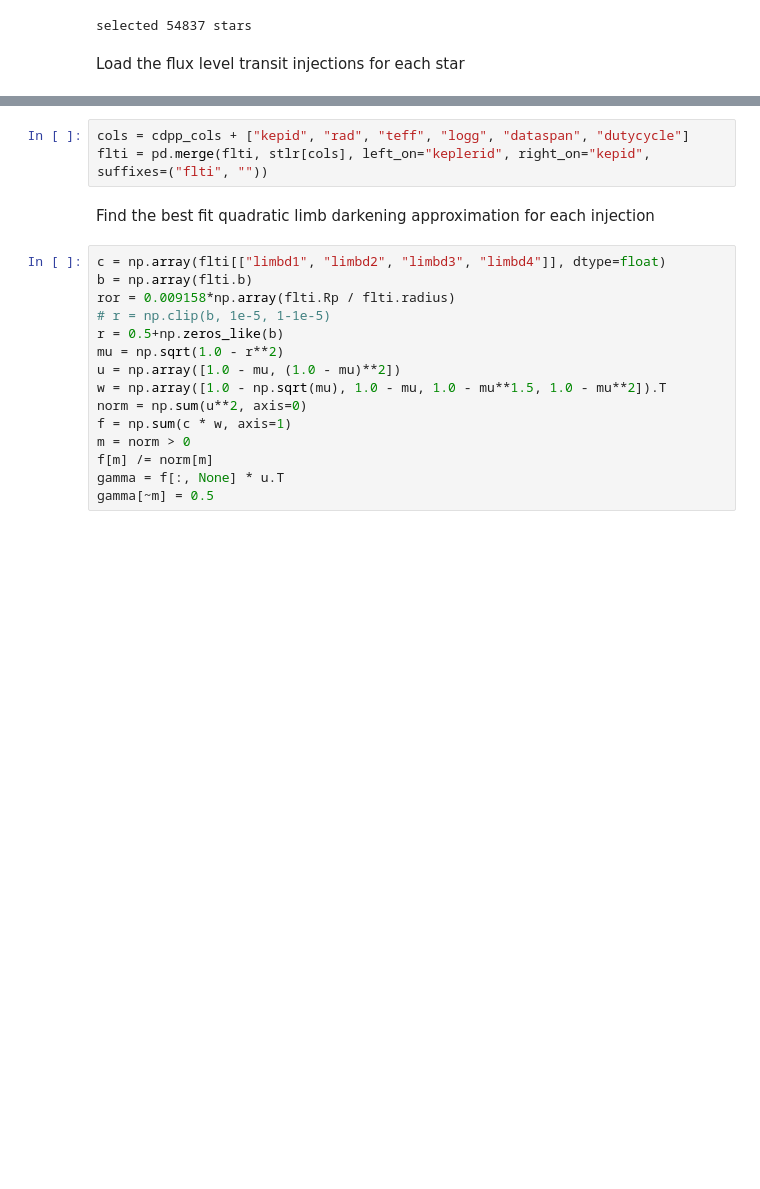
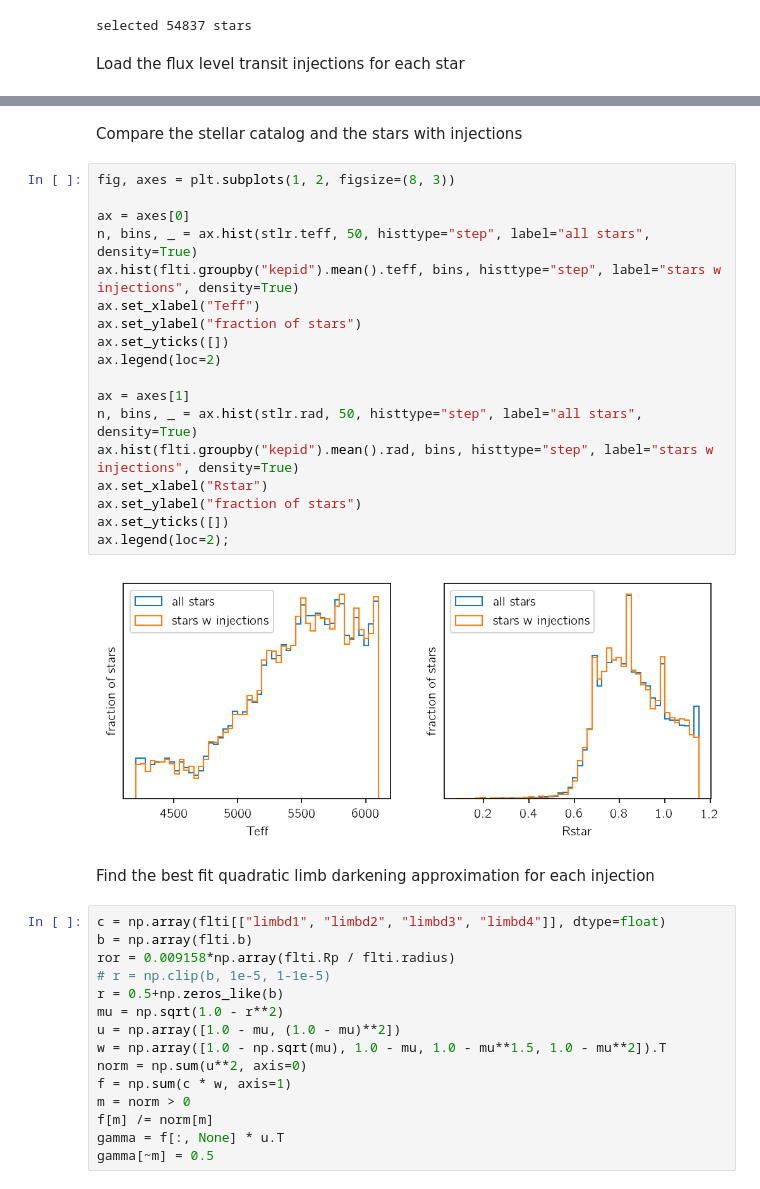
Before and after one commit to dfm/dr25, a Jupyter notebook: tf-completeness.ipynb, the cells around one changed output, grey strips where cells are left out. Drawn from its saved outputs; the diff is of its cells as text; blank space fills up the shorter version.

```diff
--- a/tf-completeness.ipynb
+++ b/tf-completeness.ipynb
@@ -85,9 +88,28 @@ del datasets
 print("loaded {0} injections for {1} targets".format(len(flti), ntargets))
 # %% [output]
 loaded 9950082 injections for 9239 targets
-# %%
-cols = cdpp_cols + ["kepid", "rad", "teff", "logg", "dataspan", "dutycycle"]
-flti = pd.merge(flti, stlr[cols], left_on="keplerid", right_on="kepid", suffixes=("flti", ""))
+# %% [markdown]
+Compare the stellar catalog and the stars with injections
+# %%
+fig, axes = plt.subplots(1, 2, figsize=(8, 3))
+
+ax = axes[0]
+n, bins, _ = ax.hist(stlr.teff, 50, histtype="step", label="all stars", density=True)
+ax.hist(flti.groupby("kepid").mean().teff, bins, histtype="step", label="stars w injections", density=True)
+ax.set_xlabel("Teff")
+ax.set_ylabel("fraction of stars")
+ax.set_yticks([])
+ax.legend(loc=2)
+
+ax = axes[1]
+n, bins, _ = ax.hist(stlr.rad, 50, histtype="step", label="all stars", density=True)
+ax.hist(flti.groupby("kepid").mean().rad, bins, histtype="step", label="stars w injections", density=True)
+ax.set_xlabel("Rstar")
+ax.set_ylabel("fraction of stars")
+ax.set_yticks([])
+ax.legend(loc=2);
+# %% [output]
+[figure, added]
 # %% [markdown]
 Find the best fit quadratic limb darkening approximation for each injection
 # %%
```
Also changed, not shown: parts of 5 cells of this notebook.
